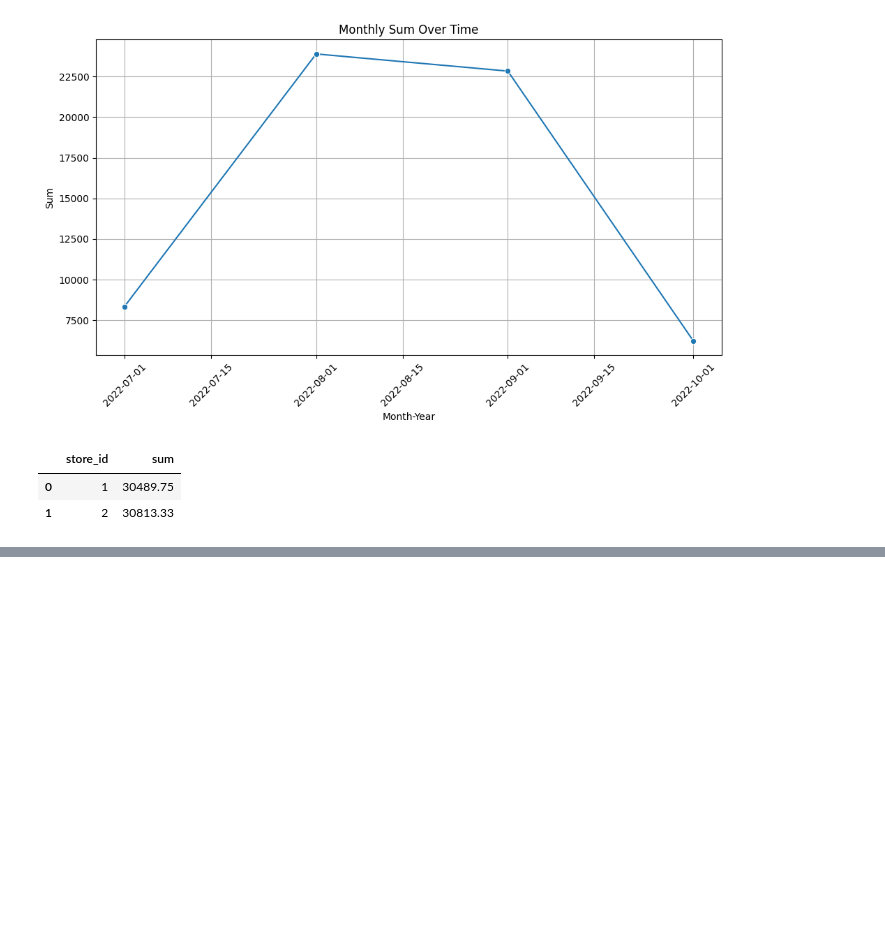
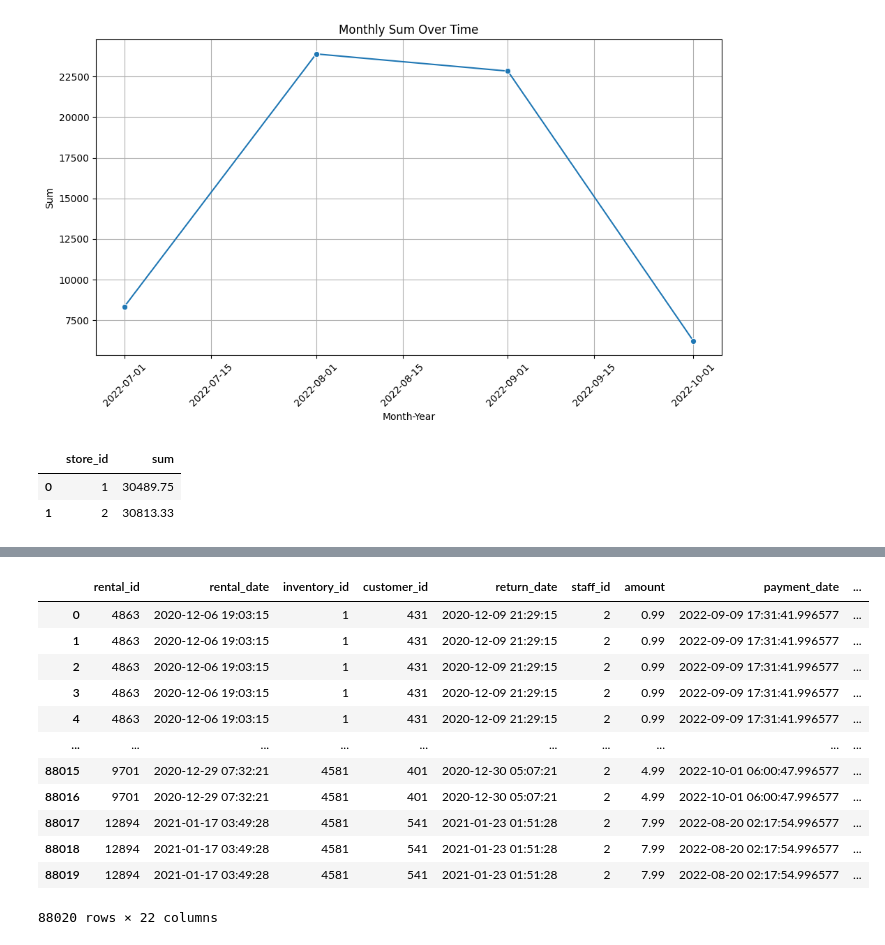
Before and after one commit to dor-lamberski/SAKILA1, a Jupyter notebook: sakila_drill.ipynb, the cells around one changed output, grey strips where cells are left out. Drawn from its saved outputs; the diff is of its cells as text; code cells hidden in the pictures; blank space fills up the shorter version.

```diff
--- a/sakila_drill.ipynb
+++ b/sakila_drill.ipynb
@@ -355,0 +368,18 @@ hello
+# %%
+# For how long each movie have waited in the shelf? (total and average number of days between
+# rentals)
+f_mean=fact_rental[fact_rental['return_date'].isna()==False]
+f_mean_test=f_mean.groupby([ 'film_id'])['days_on_shelf'].mean().reset_index(name='mean')
+fact_rental['adjusted_rental_date'] = np.where(
+    fact_rental['return_date'].isna(),
+    fact_rental['rental_date'] + f_mean_test['mean'],
+    fact_rental['return_date'])
+
+# fact_rental
+fact_rental['days_on_shelf']=fact_rental['adjusted_rental_date']-fact_rental['rental_date']
+fact_rental.sort_values('inventory_id')
+sum_days_on_shelf=fact_rental.groupby([ 'film_id'])['days_on_shelf'].sum().reset_index(name='sum')
+sum_days_on_shelf
+mean_days_between_rental=fact_rental.groupby([ 'film_id','inventory_id'])['days_on_shelf'].mean().reset_index(name='mean')
+mean_days_between_rental
+fact_rental.sort_values('inventory_id')
@@ -355,0 +388,9 @@ hello
+# %%
+fact_rental.sort_values(by=['inventory_id', 'rental_date'], inplace=True)
+
+# Use groupby and shift to calculate the difference
+fact_rental['prev_return_date'] = fact_rental.groupby('inventory_id')['return_date'].shift()
+
+# Calculate the difference between the previous return_date and the current rental_date
+fact_rental['rental_date_diff'] = fact_rental['rental_date'] - fact_rental['prev_return_date']
+fact_rental
@@ -355,0 +399,26 @@ hello
+# %%
+dim_film
+fact_rental_duration=pd.merge(fact_rental,dim_film[['film_id','rental_duration']],on='film_id', how='left')
+fact_rental_duration['rental_duration']=pd.to_timedelta(fact_rental_duration['rental_duration'], unit='days')
+fact_rental_duration['test']=fact_rental_duration['days_on_shelf'] -fact_rental_duration['rental_duration']
+
+fact_rental_duration['indication']= np.where(
+    fact_rental_duration['rental_duration']>fact_rental_duration['days_on_shelf'],
+    'ontime',
+    'late')
+
+fact_rental_duration
+# %% [output]
+|  | rental_id | rental_date | inventory_id | customer_id | return_date | staff_id | amount | payment_date | ... |
+| 0 | 4863 | 2020-12-06 19:03:15 | 1 | 431 | 2020-12-09 21:29:15 | 2 | 0.99 | 2022-09-09 17:31:41.996577 | ... |
+| 1 | 4863 | 2020-12-06 19:03:15 | 1 | 431 | 2020-12-09 21:29:15 | 2 | 0.99 | 2022-09-09 17:31:41.996577 | ... |
+| 2 | 4863 | 2020-12-06 19:03:15 | 1 | 431 | 2020-12-09 21:29:15 | 2 | 0.99 | 2022-09-09 17:31:41.996577 | ... |
+| 3 | 4863 | 2020-12-06 19:03:15 | 1 | 431 | 2020-12-09 21:29:15 | 2 | 0.99 | 2022-09-09 17:31:41.996577 | ... |
+| 4 | 4863 | 2020-12-06 19:03:15 | 1 | 431 | 2020-12-09 21:29:15 | 2 | 0.99 | 2022-09-09 17:31:41.996577 | ... |
+| ... | ... | ... | ... | ... | ... | ... | ... | ... | ... |
+| 88015 | 9701 | 2020-12-29 07:32:21 | 4581 | 401 | 2020-12-30 05:07:21 | 2 | 4.99 | 2022-10-01 06:00:47.996577 | ... |
+| 88016 | 9701 | 2020-12-29 07:32:21 | 4581 | 401 | 2020-12-30 05:07:21 | 2 | 4.99 | 2022-10-01 06:00:47.996577 | ... |
+| 88017 | 12894 | 2021-01-17 03:49:28 | 4581 | 541 | 2021-01-23 01:51:28 | 2 | 7.99 | 2022-08-20 02:17:54.996577 | ... |
+| 88018 | 12894 | 2021-01-17 03:49:28 | 4581 | 541 | 2021-01-23 01:51:28 | 2 | 7.99 | 2022-08-20 02:17:54.996577 | ... |
+| 88019 | 12894 | 2021-01-17 03:49:28 | 4581 | 541 | 2021-01-23 01:51:28 | 2 | 7.99 | 2022-08-20 02:17:54.996577 | ... |
+88020 rows × 22 columns
```
Also changed, not shown: parts of 25 cells of this notebook.
